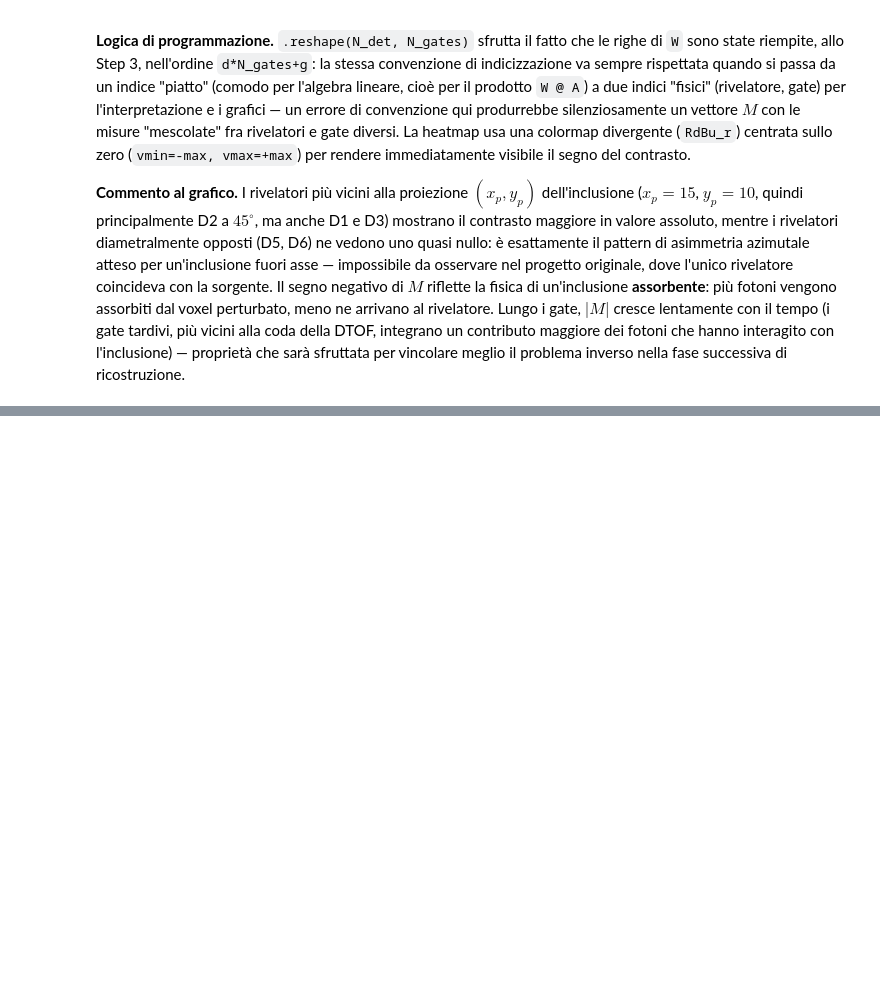
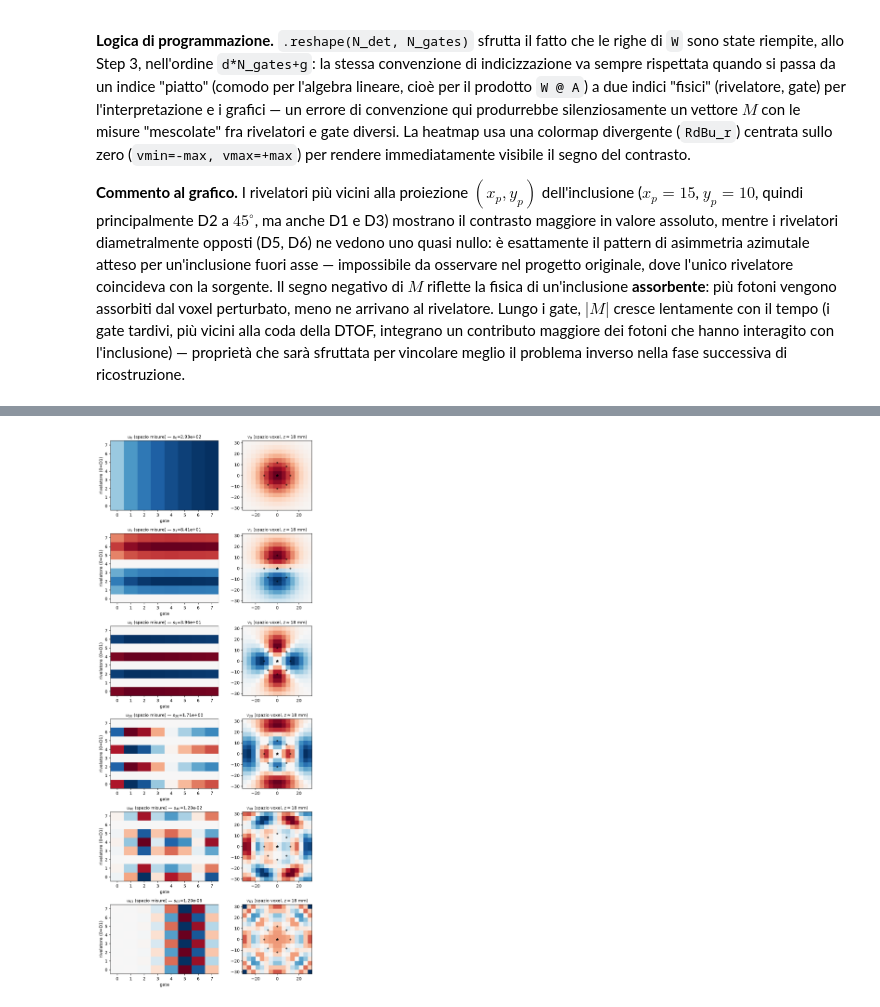
Before and after one commit to Hula555/Ricostruzione-Tomografica-, a Jupyter notebook: dot_project/DOT_Project_Relazione.ipynb, the cells around one changed output, grey strips where cells are left out. Drawn from its saved outputs; the diff is of its cells as text; code cells hidden in the pictures; blank space fills up the shorter version.

```diff
--- a/dot_project/DOT_Project_Relazione.ipynb
+++ b/dot_project/DOT_Project_Relazione.ipynb
@@ -1120,0 +1196,27 @@ meglio il problema inverso nella fase successiva di ricostruzione.
+# %%
+# STEP 2 - Alcuni modi (coppie u_i, v_i): dai piu' "forti" ai piu' "deboli"
+orders_to_show = [0, 1, 5, 20, 40, 63]
+iz_show = np.argmin(np.abs(z_coords - zp))   # stessa quota della sezione di A (Parte 3, Step 2)
+
+fig, axs = plt.subplots(len(orders_to_show), 2, figsize=(8, 3.1*len(orders_to_show)))
+for row, i in enumerate(orders_to_show):
+    U_img = U[:, i].reshape(N_det, N_gates)
+    vmax_u = np.abs(U_img).max()
+    axs[row, 0].imshow(U_img, aspect='auto', cmap='RdBu_r', vmin=-vmax_u, vmax=vmax_u,
+                        origin='lower')
+    axs[row, 0].set_title(f"$u_{{{i}}}$ (spazio misure) — $s_{{{i}}}$={s[i]:.2e}", fontsize=10)
+    axs[row, 0].set_xlabel('gate'); axs[row, 0].set_ylabel('rivelatore (0=D1)')
+
+    V_3d = Vt[i, :].reshape(x_coords.size, y_coords.size, z_coords.size)
+    V_section = V_3d[:, :, iz_show].T
+    vmax_v = np.abs(V_section).max()
+    axs[row, 1].imshow(V_section, origin='lower', cmap='RdBu_r', vmin=-vmax_v, vmax=vmax_v,
+                        extent=(x_coords[0]-step/2, x_coords[-1]+step/2,
+                                y_coords[0]-step/2, y_coords[-1]+step/2))
+    axs[row, 1].scatter(0, 0, marker='*', c='k', s=40)
+    axs[row, 1].scatter(det_xy[:, 0], det_xy[:, 1], marker='o', c='k', s=10, alpha=0.5)
+    axs[row, 1].set_title(f"$v_{{{i}}}$ (spazio voxel, $z\\approx${z_coords[iz_show]:.0f} mm)", fontsize=10)
+fig.tight_layout()
+plt.show()
+# %% [output]
+[figure, added]
```
Also changed, not shown: parts of 9 cells of this notebook.
